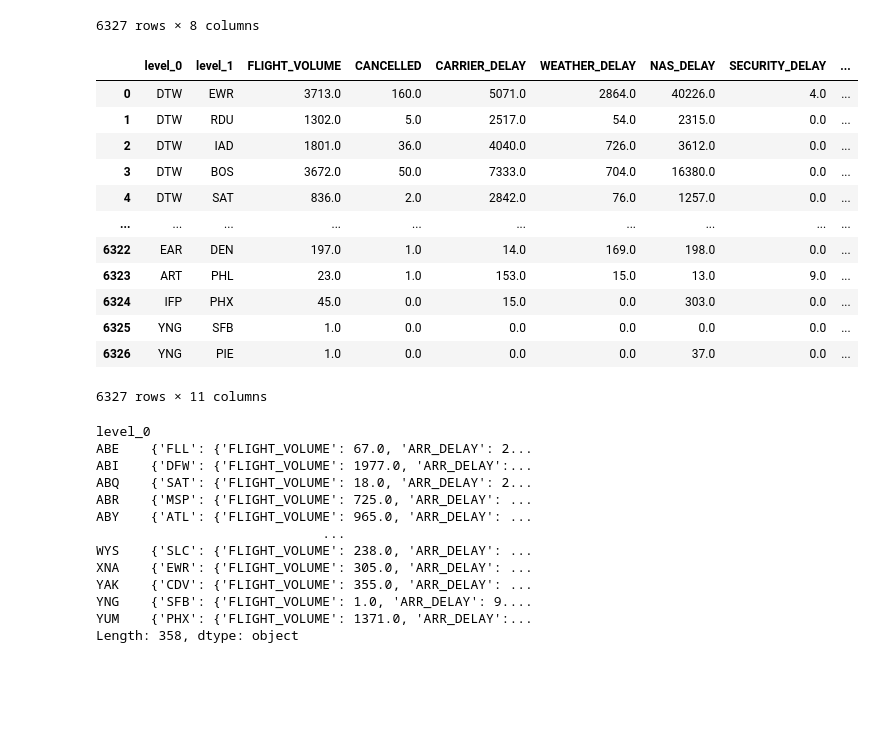
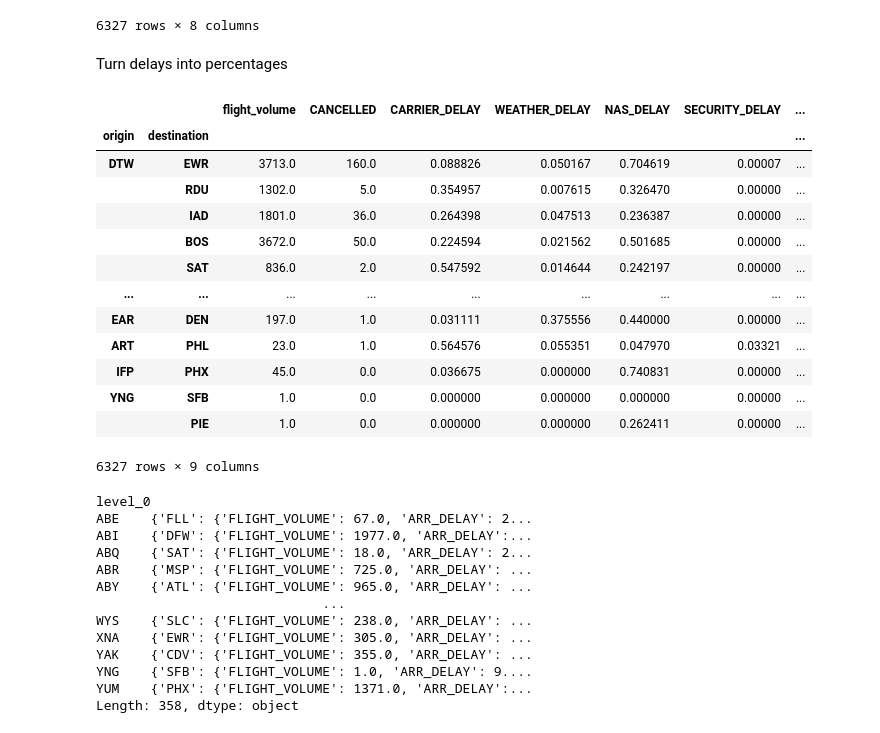
Before and after one commit to brandaohugo/infovis-group36, a Jupyter notebook: jupyter/airports-serviced-data.ipynb, the cells around one changed output. Drawn from its saved outputs; the diff is of its cells as text; code cells hidden in the pictures; blank space fills up the shorter version.

```diff
--- a/jupyter/airports-serviced-data.ipynb
+++ b/jupyter/airports-serviced-data.ipynb
@@ -118,23 +118,32 @@ r_join= r.merge(r_3, how="left", on=["level_0","level_1"])
 r_join= r_join.merge(r_2, how="left", on=["level_0","level_1"])
 r_join.rename(columns= {0: "flight_volume","level_0": "origin","level_1": "destination","ARR_DELAY":"arr_delay"}, inplace=True)
 # %%
-r_join["VOLUME_RANK"]=r_join["FLIGHT_VOLUME"].rank(method='max',ascending=False)
+r_join["VOLUME_RANK"]=r_join["flight_volume"].rank(method='max',ascending=False)
+# %% [markdown]
+Turn delays into percentages
+# %%
+r_join[["CARRIER_DELAY","WEATHER_DELAY","NAS_DELAY","SECURITY_DELAY","LATE_AIRCRAFT_DELAY"]]=r_join[["CARRIER_DELAY","WEATHER_DELAY","NAS_DELAY","SECURITY_DELAY","LATE_AIRCRAFT_DELAY"]].div(r_join[["CARRIER_DELAY","WEATHER_DELAY","NAS_DELAY","SECURITY_DELAY","LATE_AIRCRAFT_DELAY"]].sum(axis=1), axis=0).fillna(0)
+# %%
+r_join.set_index(['origin', 'destination'],inplace=True)
+# %%
+r_join
+# %% [output]
+|  |  | flight_volume | CANCELLED | CARRIER_DELAY | WEATHER_DELAY | NAS_DELAY | SECURITY_DELAY | ... |
+| origin | destination |  |  |  |  |  |  | ... |
+| DTW | EWR | 3713.0 | 160.0 | 0.088826 | 0.050167 | 0.704619 | 0.00007 | ... |
+|  | RDU | 1302.0 | 5.0 | 0.354957 | 0.007615 | 0.326470 | 0.00000 | ... |
+|  | IAD | 1801.0 | 36.0 | 0.264398 | 0.047513 | 0.236387 | 0.00000 | ... |
+|  | BOS | 3672.0 | 50.0 | 0.224594 | 0.021562 | 0.501685 | 0.00000 | ... |
+|  | SAT | 836.0 | 2.0 | 0.547592 | 0.014644 | 0.242197 | 0.00000 | ... |
+| ... | ... | ... | ... | ... | ... | ... | ... | ... |
+| EAR | DEN | 197.0 | 1.0 | 0.031111 | 0.375556 | 0.440000 | 0.00000 | ... |
+| ART | PHL | 23.0 | 1.0 | 0.564576 | 0.055351 | 0.047970 | 0.03321 | ... |
+| IFP | PHX | 45.0 | 0.0 | 0.036675 | 0.000000 | 0.740831 | 0.00000 | ... |
+| YNG | SFB | 1.0 | 0.0 | 0.000000 | 0.000000 | 0.000000 | 0.00000 | ... |
+|  | PIE | 1.0 | 0.0 | 0.000000 | 0.000000 | 0.262411 | 0.00000 | ... |
+6327 rows × 9 columns
 # %%
 r_join.to_csv("flights.csv")
-# %% [output]
-|  | level_0 | level_1 | FLIGHT_VOLUME | CANCELLED | CARRIER_DELAY | WEATHER_DELAY | NAS_DELAY | SECURITY_DELAY | ... |
-| 0 | DTW | EWR | 3713.0 | 160.0 | 5071.0 | 2864.0 | 40226.0 | 4.0 | ... |
-| 1 | DTW | RDU | 1302.0 | 5.0 | 2517.0 | 54.0 | 2315.0 | 0.0 | ... |
-| 2 | DTW | IAD | 1801.0 | 36.0 | 4040.0 | 726.0 | 3612.0 | 0.0 | ... |
-| 3 | DTW | BOS | 3672.0 | 50.0 | 7333.0 | 704.0 | 16380.0 | 0.0 | ... |
-| 4 | DTW | SAT | 836.0 | 2.0 | 2842.0 | 76.0 | 1257.0 | 0.0 | ... |
-| ... | ... | ... | ... | ... | ... | ... | ... | ... | ... |
-| 6322 | EAR | DEN | 197.0 | 1.0 | 14.0 | 169.0 | 198.0 | 0.0 | ... |
-| 6323 | ART | PHL | 23.0 | 1.0 | 153.0 | 15.0 | 13.0 | 9.0 | ... |
-| 6324 | IFP | PHX | 45.0 | 0.0 | 15.0 | 0.0 | 303.0 | 0.0 | ... |
-| 6325 | YNG | SFB | 1.0 | 0.0 | 0.0 | 0.0 | 0.0 | 0.0 | ... |
-| 6326 | YNG | PIE | 1.0 | 0.0 | 0.0 | 0.0 | 37.0 | 0.0 | ... |
-6327 rows × 11 columns
 # %%
 
 target=r_join.groupby('ORIGIN')[['DESTINATION',"FLIGHT_VOLUME","ARR_DELAY","CANCELLED","CARRIER_DELAY","WEATHER_DELAY","NAS_DELAY","SECURITY_DELAY","LATE_AIRCRAFT_DELAY","VOLUME_RANK"]].apply(lambda x: x.set_index('level_1').to_dict(orient='index'))
```
Also changed, not shown: 3 other files.
